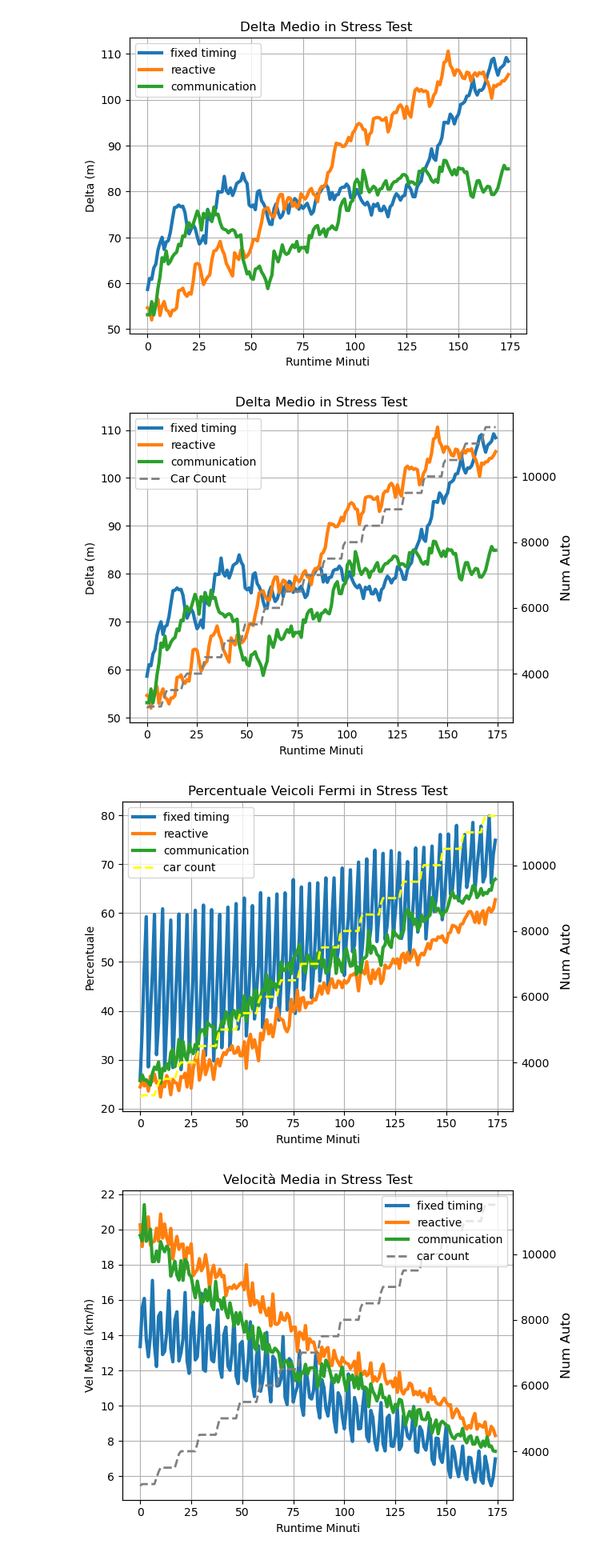
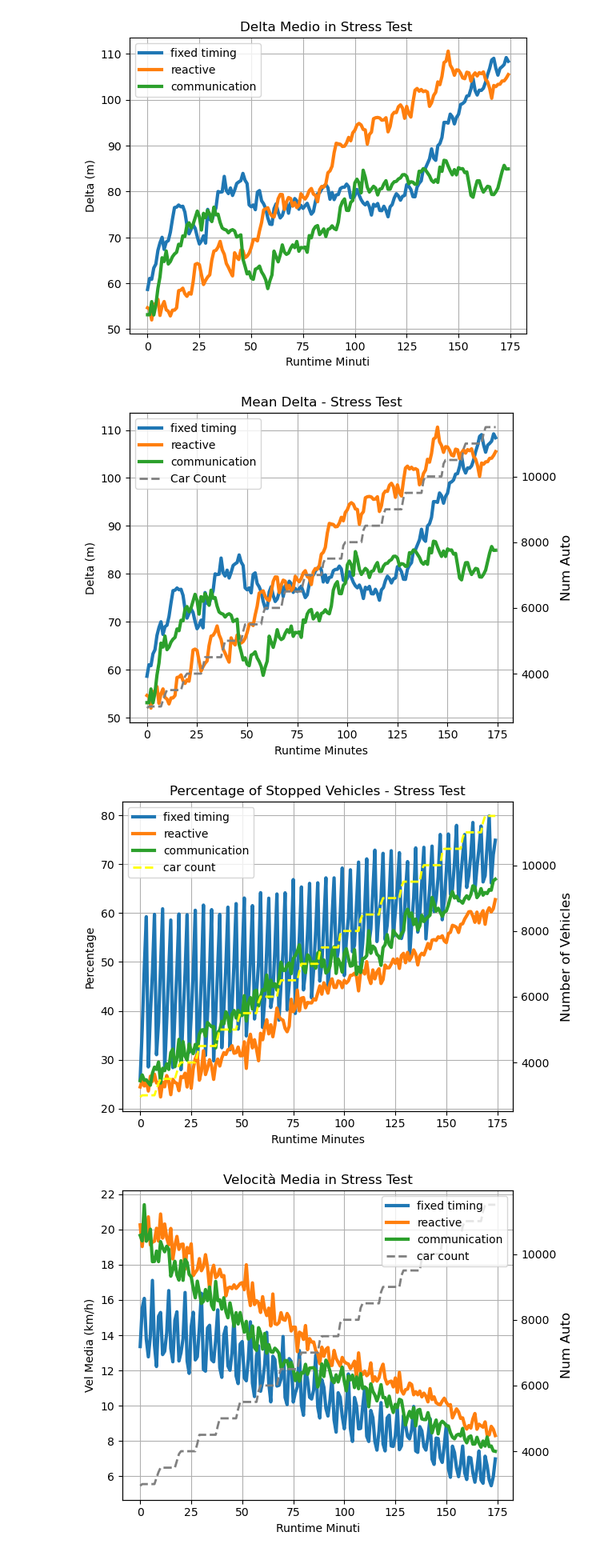
Before and after one commit to marcobianchi463/AB-lights, a Jupyter notebook: Traffic_Analysis.ipynb, the cells around one changed output. Shown at 80% size. Cells and saved outputs as stored; diff of their text form; code cells hidden in the pictures.

```diff
--- a/Traffic_Analysis.ipynb
+++ b/Traffic_Analysis.ipynb
@@ -452,8 +452,8 @@ ax1.plot(intelligent_stress['delta_medio'].values, linestyle='-', linewidth=3, l
 ax1.plot(godly_stress['delta_medio'].values, linestyle='-', linewidth=3, label='communication')
 
 ax1.set_ylabel('Delta (m)')
-ax1.set_xlabel('Runtime Minuti')
-ax1.set_title('Delta Medio in Stress Test')
+ax1.set_xlabel('Runtime Minutes')
+ax1.set_title('Mean Delta - Stress Test')
 ax1.grid(True)
 
 # Legenda per delta_medio
@@ -475,42 +475,42 @@ plt.tight_layout()
 plt.savefig(path_delta_stress, dpi=300, bbox_inches='tight')
 plt.show()
 # %% [output]
-[figure, old version]
+[figure, new version]
 # %%
 # Percentuale Veicoli fermi
 nome_fermi_stress = "fermi_stress.png"
 path_fermi_stress = os.path.join(plot_folder, nome_fermi_stress)
 fig, ax1 = plt.subplots()
 
 ax1.plot(stupid_stress['auto_ferme'].values, linestyle='-', linewidth=3, label='fixed timing')
 ax1.plot(intelligent_stress['auto_ferme'].values, linestyle='-', linewidth=3, label='reactive')
 ax1.plot(godly_stress['auto_ferme'].values, linestyle='-', linewidth=3, label='communication')
 
-ax1.set_ylabel('Percentuale')
-ax1.set_xlabel('Runtime Minuti')
-ax1.set_title('Percentuale Veicoli Fermi in Stress Test')
+ax1.set_ylabel('Percentage')
+ax1.set_xlabel('Runtime Minutes')
+ax1.set_title('Percentage of Stopped Vehicles - Stress Test')
 ax1.grid(True)
 
 # Legenda per delta_medio
 #ax1.legend(loc='upper left')
 
 # Secondo asse Y per car count
 ax2 = ax1.twinx()
 
 # Assumiamo che car count sia in una colonna chiamata 'car_count'
 ax2.plot(stupid_stress['length(car)'].values, linestyle='--', linewidth=2, color='yellow', label='car count')
-ax2.set_ylabel('Num Auto', fontsize=12)
+ax2.set_ylabel('Number of Vehicles', fontsize=12)
 
 # Legenda combinata (solo se vuoi unificare)
 lines1, labels1 = ax1.get_legend_handles_labels()
 lines2, labels2 = ax2.get_legend_handles_labels()
 ax2.legend(lines1 + lines2, labels1 + labels2, loc='upper left')
 
 plt.tight_layout()
 plt.savefig(path_fermi_stress, dpi=300, bbox_inches='tight')
 plt.show()
 # %% [output]
-[figure, old version]
+[figure, new version]
 # %%
 # Asse principale (delta_medio)
 nome_vel_stress = "velocity_stress.png"
```
Also changed, not shown: parts of 9 cells of this notebook, 7 other files.
